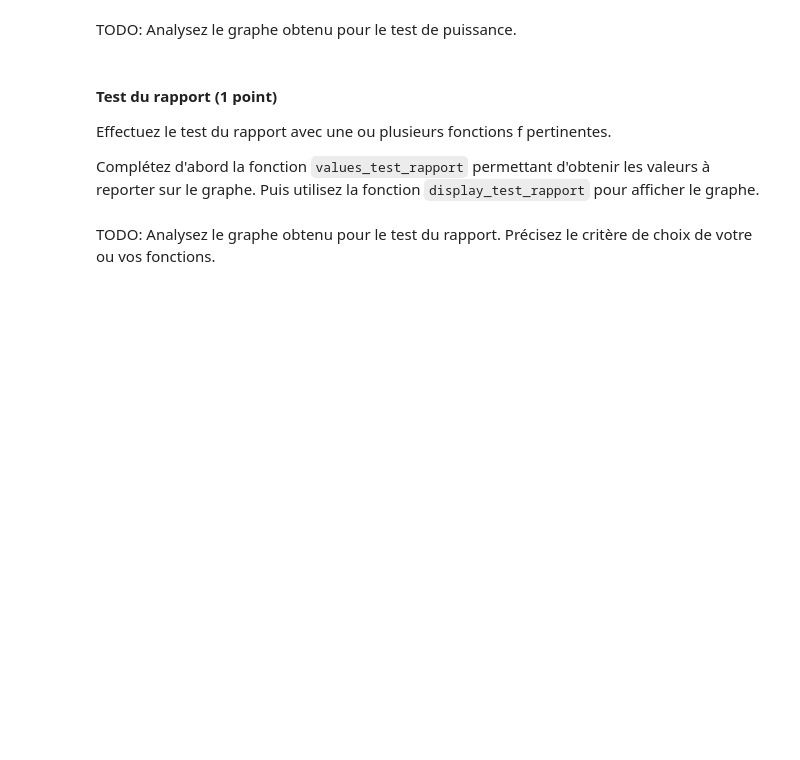
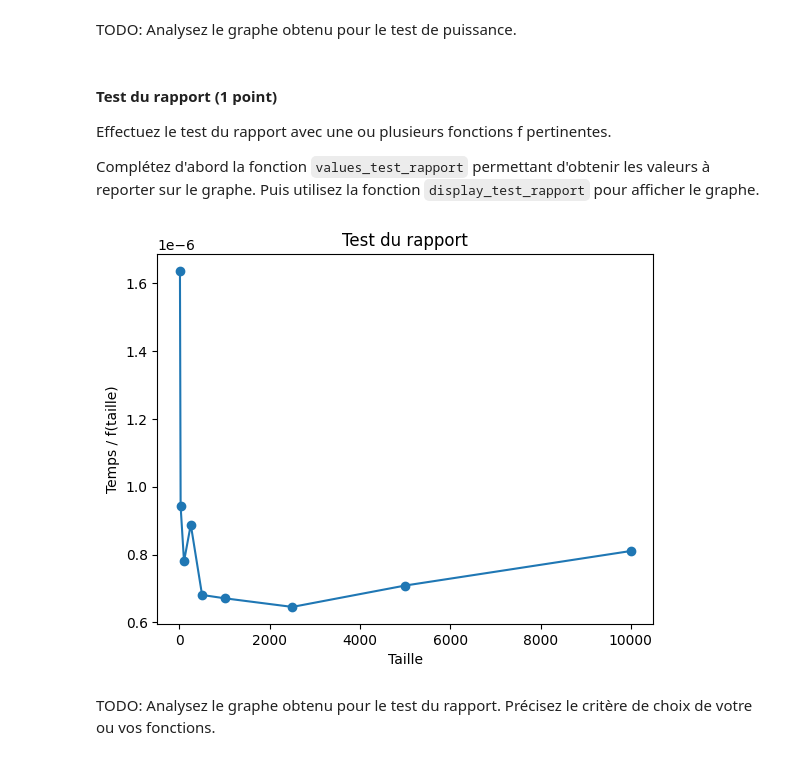
Before and after one commit to TPerronTouchette/INF8775, a Jupyter notebook: TP1_A25/TP1_A25.ipynb, the cells around one changed output. Saved outputs shown, nothing was run; the diff lists cells and outputs as text; code cells hidden in the pictures; blank space fills up the shorter version.

```diff
--- a/TP1_A25/TP1_A25.ipynb
+++ b/TP1_A25/TP1_A25.ipynb
@@ -396,16 +398,18 @@ Complétez d'abord la fonction `values_test_rapport` permettant d'obtenir les va
 # %%
 def values_test_rapport(measures, f):
     return {
         # TODO: calculez les valeurs pour le test du rapport
-        0 : 0
+        size : measure / f(size)
         for size, measure in measures.items()
     }
 
 # TODO: definissez f judicieusement
 def f(x):
-    return 0
+    return x**2
 
 display_test_rapport(values_test_rapport(measures_bruteforce, f))
+# %% [output]
+[figure, added]
 # %% [markdown]
 TODO: Analysez le graphe obtenu pour le test du rapport. Précisez le critère de choix de votre ou vos fonctions.
 # %% [markdown]
```
Also changed, not shown: parts of 10 cells of this notebook.
